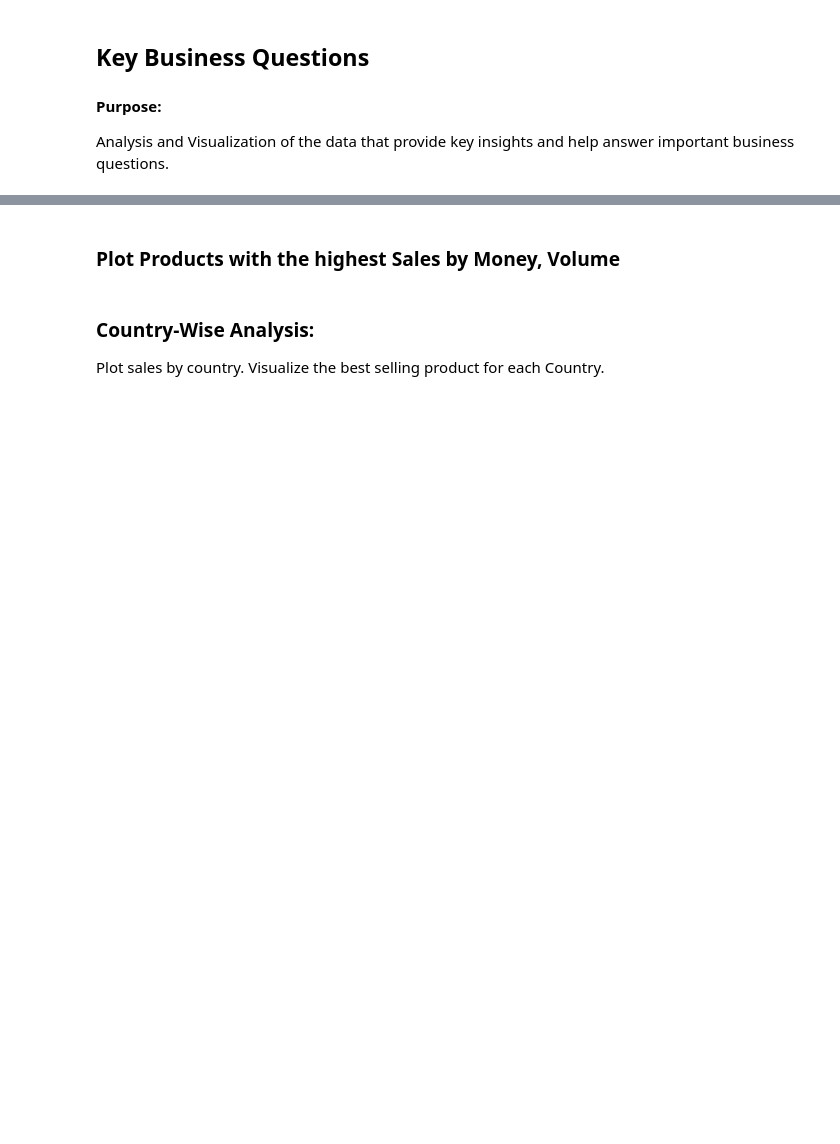
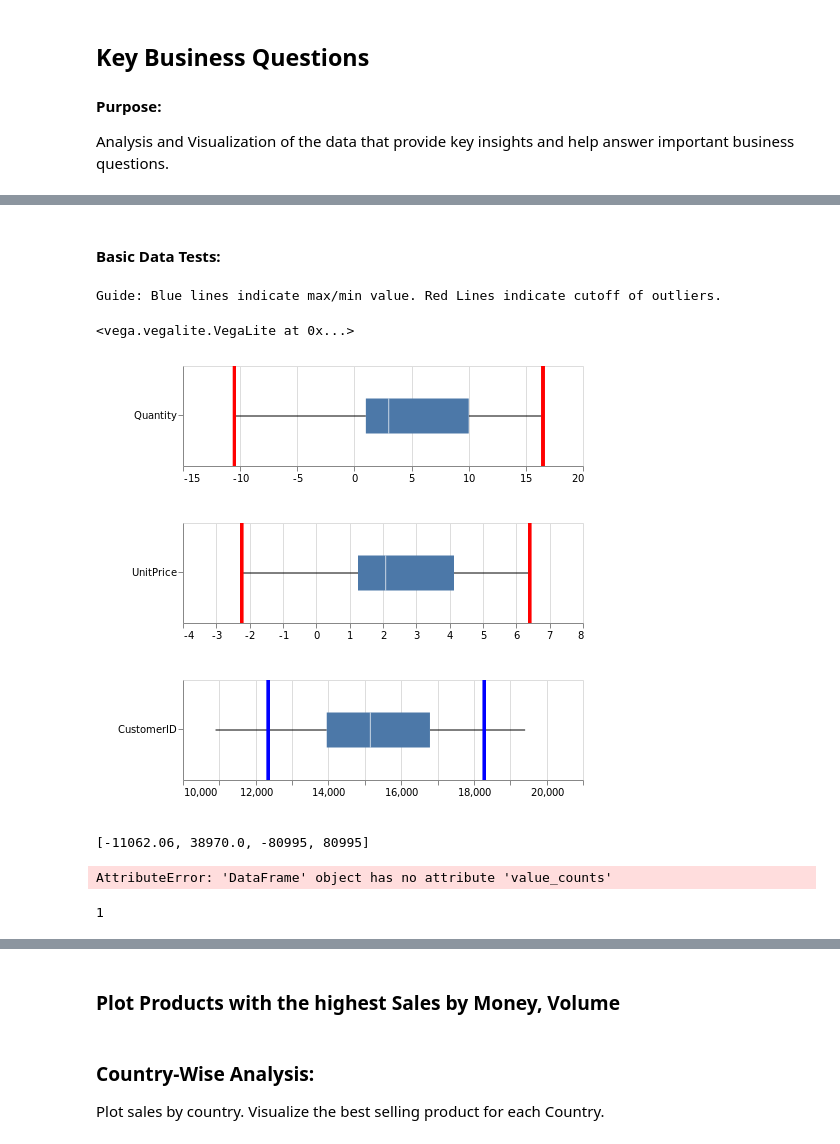
Before and after one commit to salbaroudi/MarketBasketAnalysis, a Jupyter notebook: RetailStoreDataAnalysis.ipynb, the cells around one changed output, grey strips where cells are left out. Saved outputs shown, nothing was run; the diff lists cells and outputs as text; code cells hidden in the pictures; blank space fills up the shorter version.

Commit message:
Working on Data Analysis ipyb

```diff
--- a/RetailStoreDataAnalysis.ipynb
+++ b/RetailStoreDataAnalysis.ipynb
@@ -6,0 +13,3 @@ Analysis and Visualization of the data that provide key insights and help answer
+# %%
+#Lets load our data:
+dfOR = pd.read_excel('./data/online_retail.xlsx')
@@ -6,0 +46,6 @@ Analysis and Visualization of the data that provide key insights and help answer
+# %%
+#First check for, and remove nulls. Some descriptions and customer ids are nulls.
+#We unfortunately lose about 25% of the data...for now.[***!]
+dfOR.isnull().sum()
+dfOR.dropna(inplace=True)
+dfOR.shape
@@ -6,0 +63,9 @@ Analysis and Visualization of the data that provide key insights and help answer
+# %%
+#Let us first rename the columns
+dfOR.rename(columns=str.lower,inplace=True)
+# %%
+#Let us convert our numerical quantities to more suitable data types. Our numbers are reasonable
+#in size, and don't require float64's
+
+dfOR = dfOR.astype({'quantity': 'int32', 'unitprice':'float32','customerid':'int32'},copy=False)
+dfOR.dtypes
@@ -6,0 +86,28 @@ Analysis and Visualization of the data that provide key insights and help answer
+# %% [markdown]
+#### Basic Data Tests:
+# %%
+#What does our numerical data look like?
+boxplotblast(dfOR)
+# %% [output]
+Guide: Blue lines indicate max/min value. Red Lines indicate cutoff of outliers.
+<vega.vegalite.VegaLite at 0x...>
+[figure, added]
+# %%
+#There are refunds, returns or negative transactions in our dataset.
+[dfOR["UnitPrice"].min(),dfOR["UnitPrice"].max() ,dfOR["Quantity"].min(),dfOR["Quantity"].max()]
+# %% [output]
+[-11062.06, 38970.0, -80995, 80995]
+# %%
+#Is there always 1 customer per invoice number?
+#Idea: We can't use a unique() function for aggregation of GroupBy Dictionary objects.
+#We can implement unique, by getting the max and min of each group (on customerid).
+#If unique, they should be the same!
+invGroupMin = dfOR.groupby(by="invoiceno").min()
+invGroupMax = dfOR.groupby(by="invoiceno").max()
+(invGroupMin["customerid"] == invGroupMax["customerid"]).value_counts()
+# %% [output]
+AttributeError: 'DataFrame' object has no attribute 'value_counts'
+# %%
+dfOR["invoicedate"].iloc[1].day
+# %% [output]
+1
```
Also changed, not shown: parts of 23 cells of this notebook, 1 other file.
